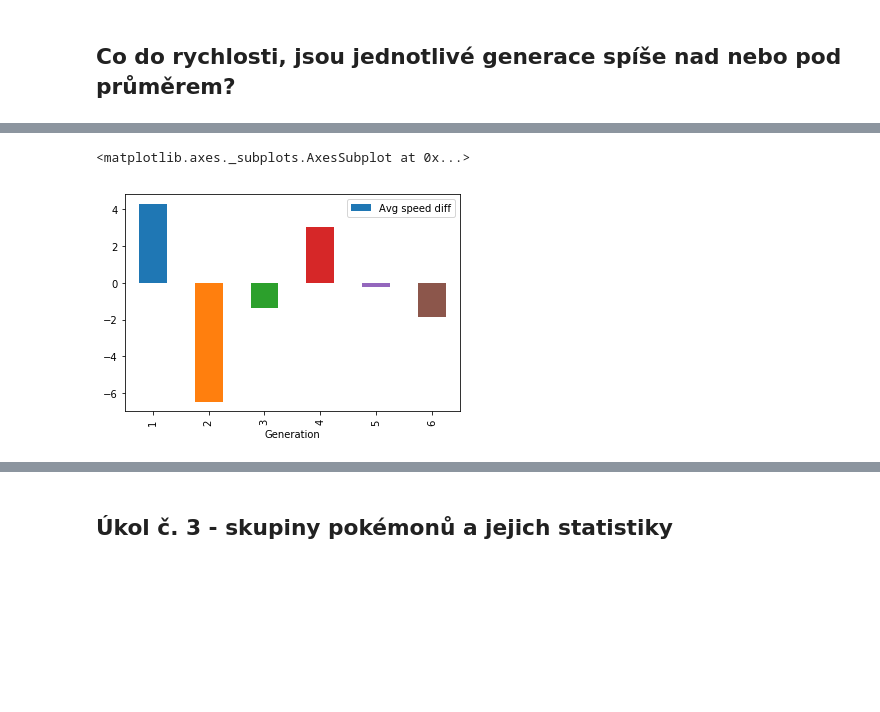
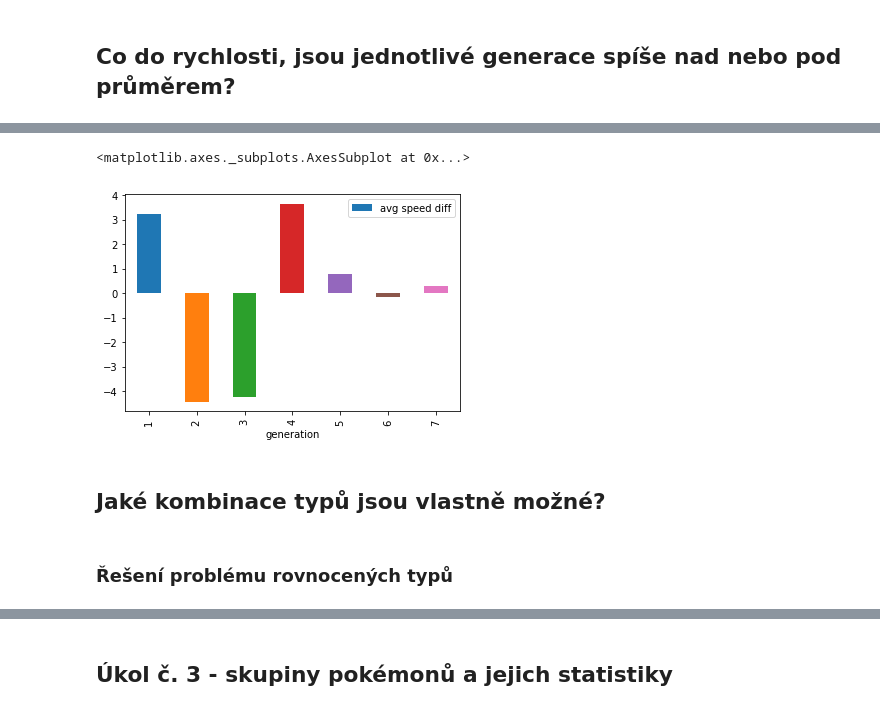
Before and after one commit to frenzymadness/Data_analysis_workshop, a Jupyter notebook: datova analyza.ipynb, the cells around one changed output, grey strips where cells are left out. Cells and saved outputs as stored; diff of their text form; code cells hidden in the pictures; blank space fills up the shorter version.

```diff
--- a/datova analyza.ipynb
+++ b/datova analyza.ipynb
@@ -383,3 +376,0 @@ znami.sort_values(by='Attack', ascending=False).plot.bar(x='Name', y='Attack')
-# %%
-data.rename(columns={'#':'Number'}, inplace=True)
-data.head()
@@ -621,0 +410,3 @@ generace.sort_index().plot.bar(y='Total')
+# %%
+data.set_index("id", inplace=True)
+data.head()
@@ -628,7 +511,7 @@ data['Speed'].mean()
 # %%
-data['Avg speed'] = data['Speed'].mean()
+data['avg speed'] = data['speed'].mean()
 # %%
-data['Avg speed diff'] = data['Speed'] - data['Avg speed']
+data['avg speed diff'] = data['speed'] - data['avg speed']
 # %%
 data.head()
 # %% [output]
@@ -641,5 +526,9 @@ data.head()
 # %%
-data.groupby('Generation').mean().plot.bar(y='Avg speed diff')
+data.groupby('generation').mean().plot.bar(y='avg speed diff')
 # %% [output]
 <matplotlib.axes._subplots.AxesSubplot at 0x...>
-[figure, old version]
+[figure, new version]
+# %% [markdown]
+## Jaké kombinace typů jsou vlastně možné?
+# %% [markdown]
+### Řešení problému rovnocených typů
```
Also changed, not shown: parts of 135 cells of this notebook, 1 other file.
